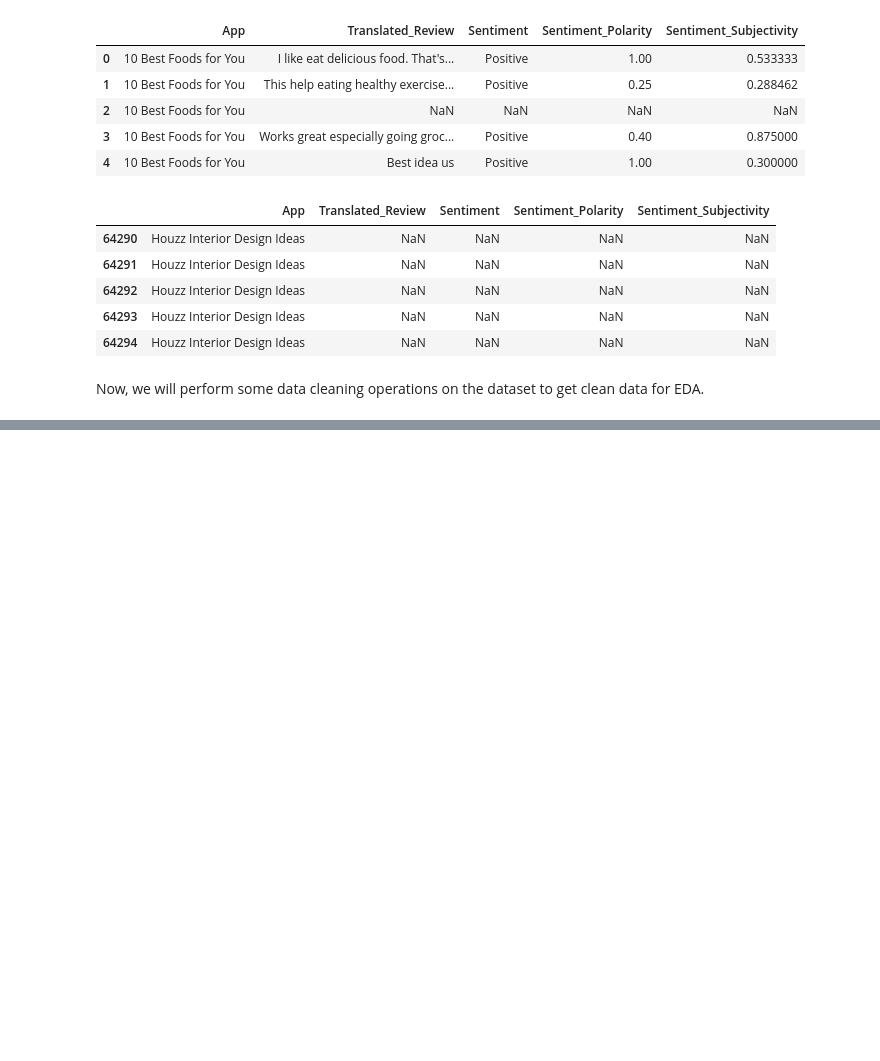
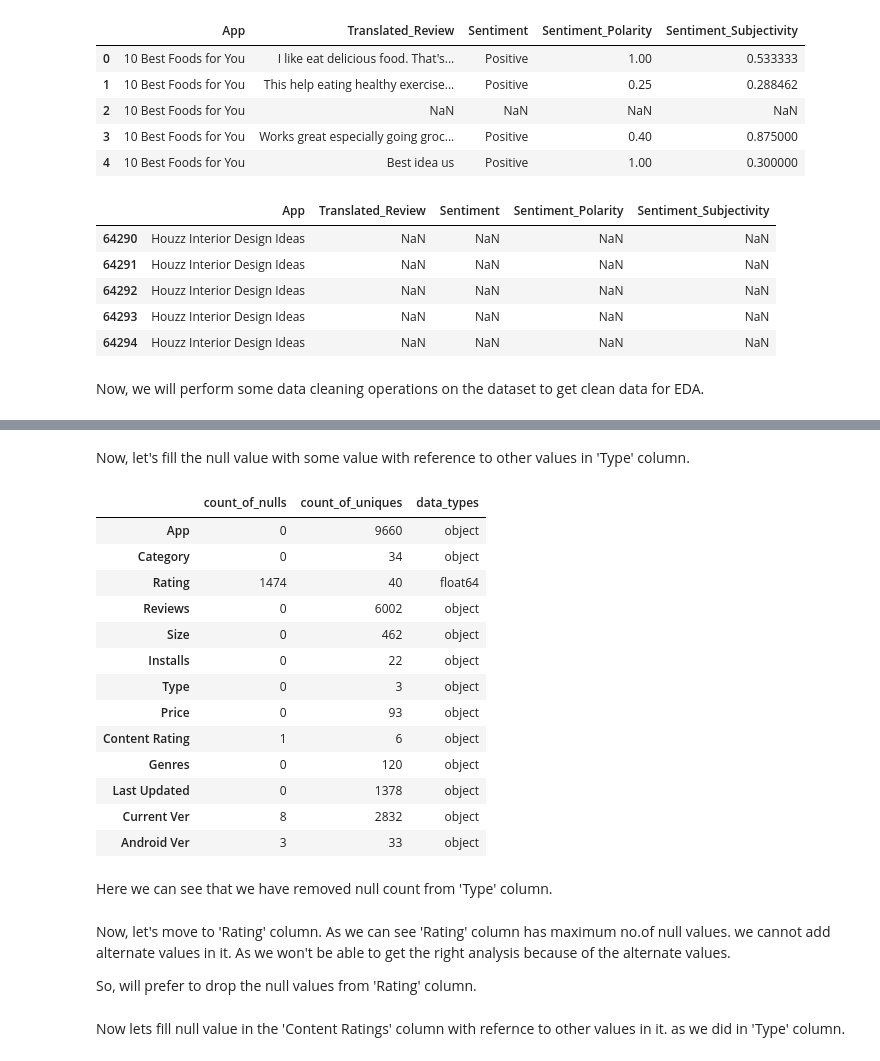
Before and after one commit to komal-pasi/EDA-Capstone, a Jupyter notebook: Copy_of_Play_Store_App_Review_Analysis_Capstone_Project.ipynb, the cells around one changed output, grey strips where cells are left out. Drawn from its saved outputs; the diff is of its cells as text; code cells hidden in the pictures; blank space fills up the shorter version.

```diff
--- a/Copy_of_Play_Store_App_Review_Analysis_Capstone_Project.ipynb
+++ b/Copy_of_Play_Store_App_Review_Analysis_Capstone_Project.ipynb
@@ -191,0 +238,2 @@ Name: Installs, Length: 10841, dtype: object
+# %% [markdown]
+Now, let's fill the null value with some value with reference to other values in 'Type' column.
@@ -191,0 +242,25 @@ Name: Installs, Length: 10841, dtype: object
+# %%
+detailed_info(ps_dataset)
+# %% [output]
+|  | count_of_nulls | count_of_uniques | data_types |
+| App | 0 | 9660 | object |
+| Category | 0 | 34 | object |
+| Rating | 1474 | 40 | float64 |
+| Reviews | 0 | 6002 | object |
+| Size | 0 | 462 | object |
+| Installs | 0 | 22 | object |
+| Type | 0 | 3 | object |
+| Price | 0 | 93 | object |
+| Content Rating | 1 | 6 | object |
+| Genres | 0 | 120 | object |
+| Last Updated | 0 | 1378 | object |
+| Current Ver | 8 | 2832 | object |
+| Android Ver | 3 | 33 | object |
+# %% [markdown]
+Here we can see that we have removed null count from 'Type' column.
+# %% [markdown]
+Now, let's move to 'Rating' column.
+As we can see 'Rating' column has maximum no.of null values.
+we cannot add alternate values in it. As we won't be able to get the right analysis because of the alternate values.
+
+So, will prefer to drop the null values from 'Rating' column.
@@ -191,0 +271,2 @@ Name: Installs, Length: 10841, dtype: object
+# %% [markdown]
+Now lets fill null value in the 'Content Ratings' column with refernce to other values in it. as we did in 'Type' column.
```
Also changed, not shown: parts of 16 cells of this notebook.
